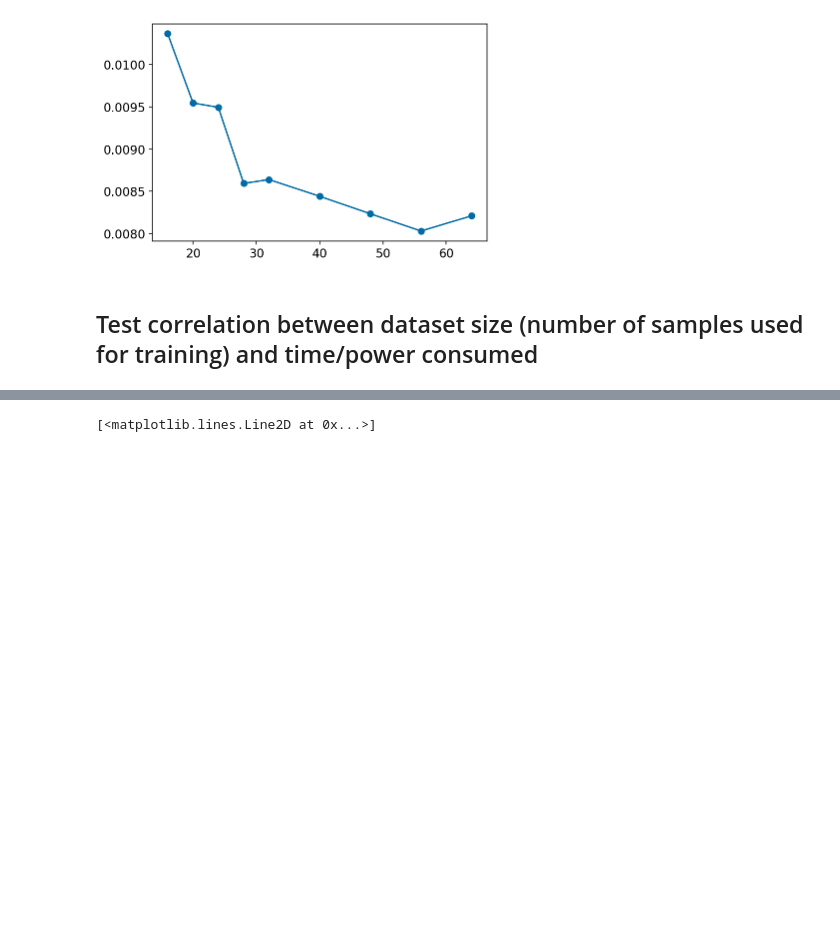
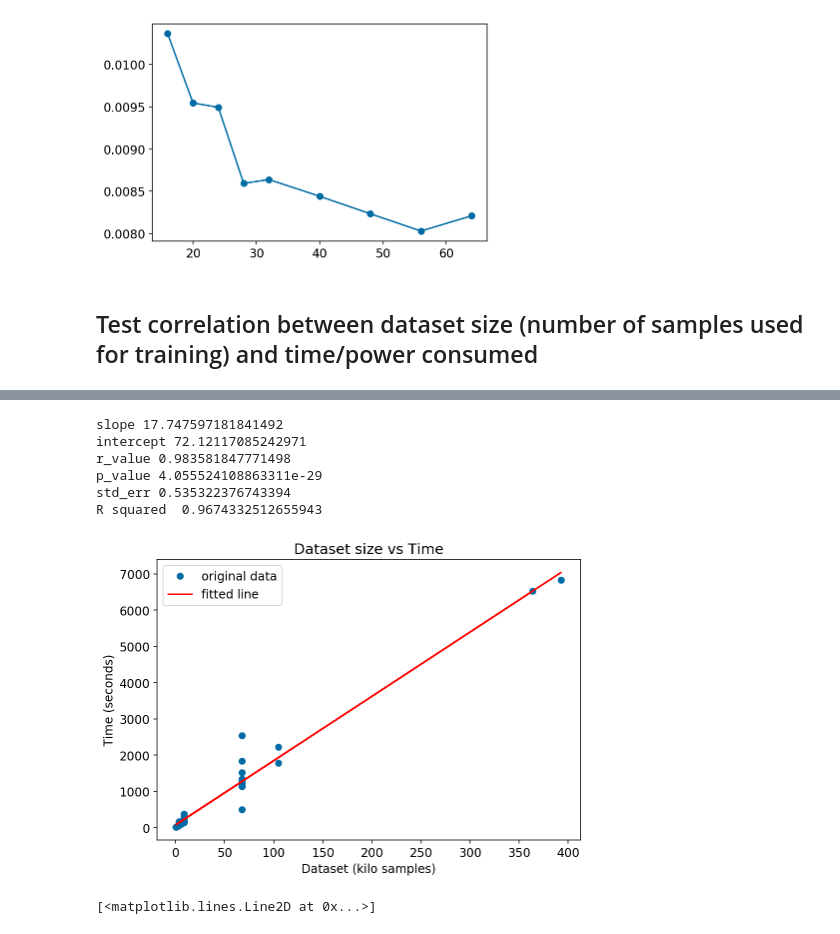
Before and after one commit to MScDissertation/NLP, a Jupyter notebook: nvidia-smi-data.ipynb, the cells around one changed output, grey strips where cells are left out. Cells and saved outputs as stored; diff of their text form; code cells hidden in the pictures; blank space fills up the shorter version.

```diff
--- a/nvidia-smi-data.ipynb
+++ b/nvidia-smi-data.ipynb
@@ -228,3 +221,28 @@ ax = plt.scatter(result['dataset_size'],result["total_time"])
+# %%
+from scipy import stats
+x = result['dataset_size'] /1000
+y = result["total_time"]
+
+slope, intercept, r_value, p_value, std_err = stats.linregress(x, y)
+print(f"slope {slope} \nintercept {intercept}\nr_value {r_value}\np_value {p_value}\nstd_err {std_err}")
+print('R squared ', r_value ** 2)
+plt.figure(figsize=(7,5))
+plt.plot(x, y, 'o', label='original data')
+plt.plot(x, intercept + slope*x, 'r', label='fitted line')
+plt.xlabel("Dataset (kilo samples)")
+plt.ylabel("Time (seconds)")
+plt.title("Dataset size vs Time")
+plt.legend()
+plt.tight_layout()
+plt.savefig('viz/DatasetvsTimeCor.png',dpi=300)
+# %% [output]
+slope 17.747597181841492
+intercept 72.12117085242971
+r_value 0.983581847771498
+p_value 4.055524108863311e-29
+std_err 0.535322376743394
+R squared  0.9674332512655943
+[figure, added]
 # %%
 # Using subset with batch size 32 (64 total for 2 GPUs) and max_seq_len 128
 
```
Also changed, not shown: parts of 10 cells of this notebook, 4 other files.
